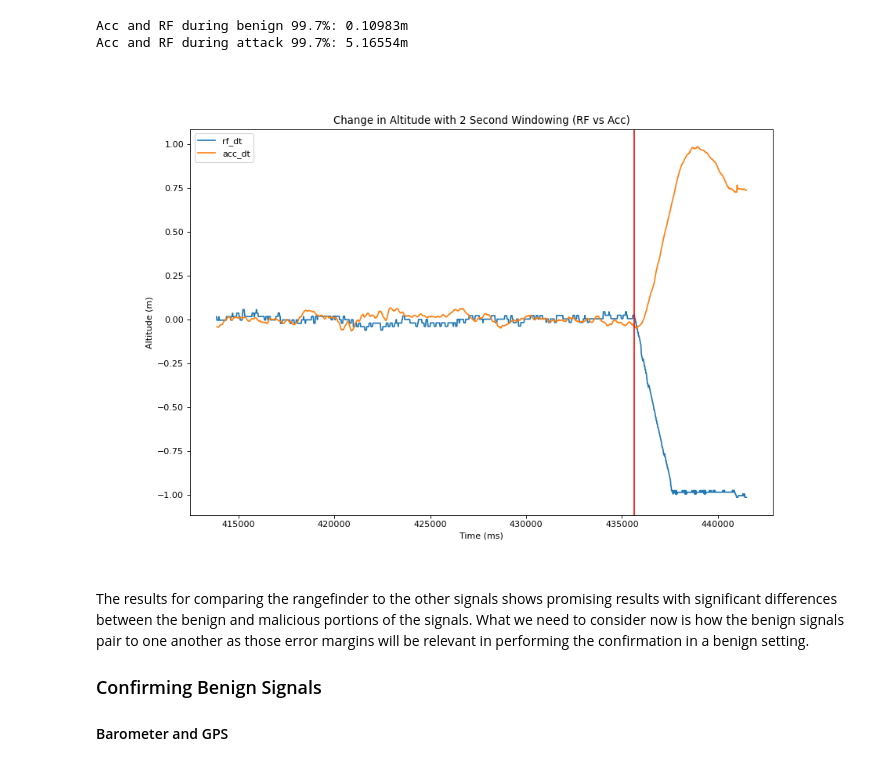
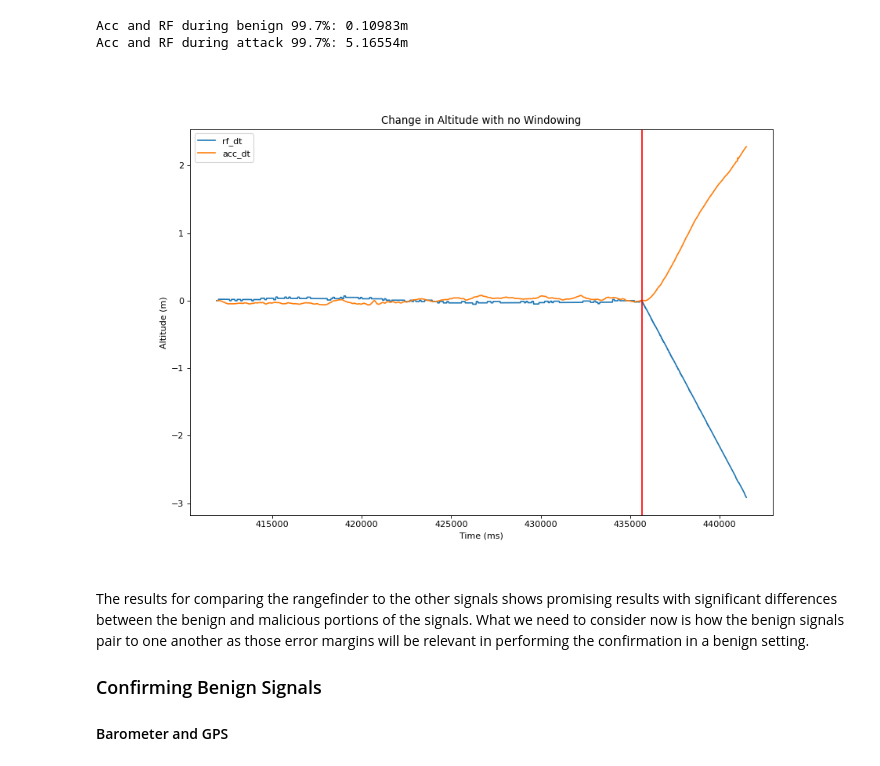
Before and after one commit to BaileySri/Practical-Software-Defense-for-GPS-Spoofing-on-a-Hobby-UAV-Offline, a Jupyter notebook: notebooks/0.2-bks-attack-idle-rf.ipynb, the cells around one changed output. Drawn from its saved outputs; the diff is of its cells as text; code cells hidden in the pictures.

```diff
--- a/notebooks/0.2-bks-attack-idle-rf.ipynb
+++ b/notebooks/0.2-bks-attack-idle-rf.ipynb
@@ -407,11 +407,11 @@ Acc and RF during attack 99.7%: 5.16554m
 # %%
 simple_time_plot([rfMS.rfMS[1:],rfMS.rfMS[3:]],
                  [rf, acc[1:]],
-                title = "Change in Altitude with " + str(window_seconds) + " Second Windowing (RF vs Acc)",
+                title = "Change in Altitude with no Windowing",
                 units = ["ms","Altitude (m)"],
                 atk=atk/1000)
 # %% [output]
-[figure, old version]
+[figure, new version]
 # %% [markdown]
 The results for comparing the rangefinder to the other signals shows promising
 results with significant differences between the benign and malicious portions
```
Also changed, not shown: parts of 2 cells of this notebook, 9 other files.
